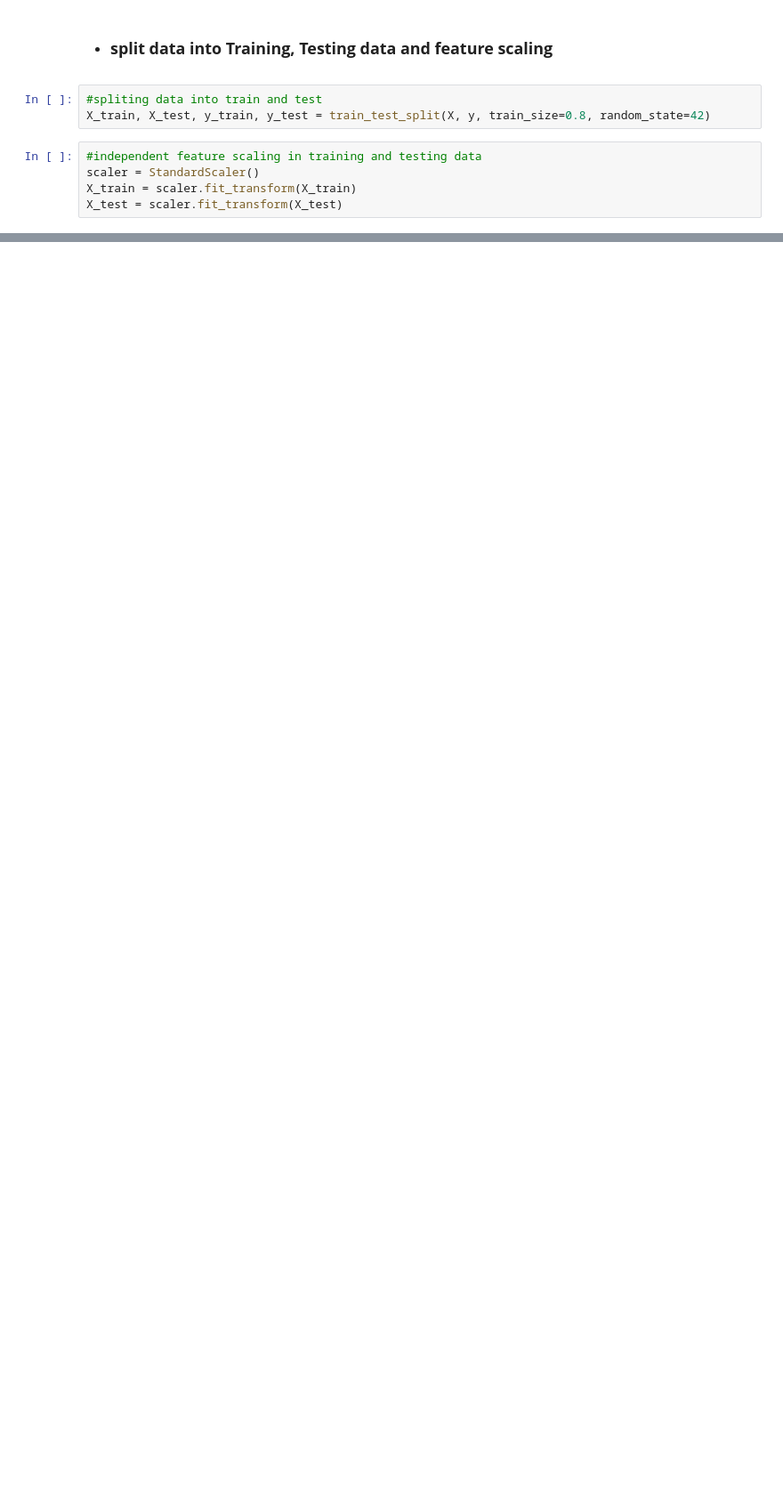
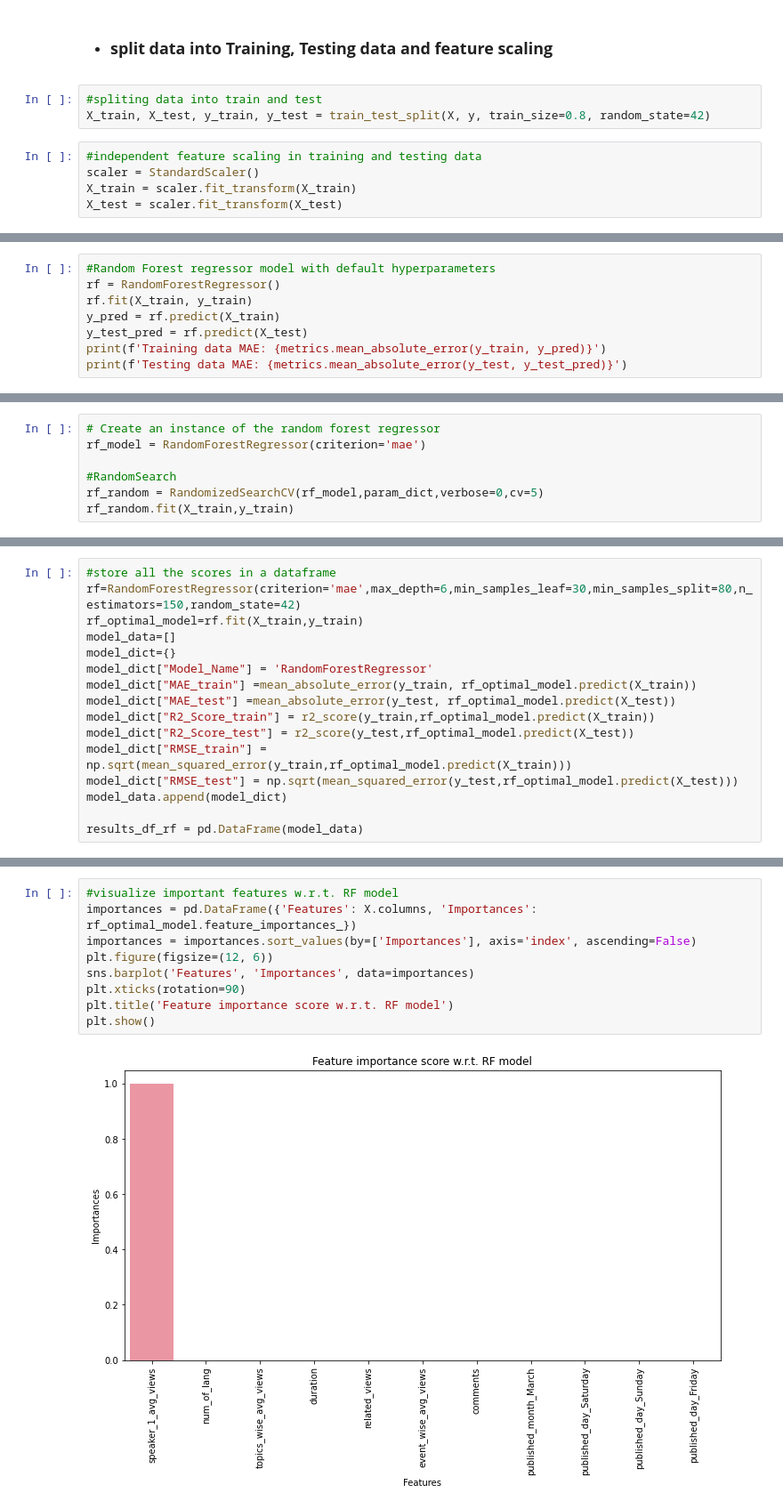
Before and after one commit to Rajesh1505/Ted_Talk_Views_Prediction-Capstone_Project_2, a Jupyter notebook: Ted_Talk_Views_Prediction_Rajesh_Kumar_Patel.ipynb, the cells around one changed output, grey strips where cells are left out. Shown at 89% size. Drawn from its saved outputs; the diff is of its cells as text; blank space fills up the shorter version.

```diff
--- a/Ted_Talk_Views_Prediction_Rajesh_Kumar_Patel.ipynb
+++ b/Ted_Talk_Views_Prediction_Rajesh_Kumar_Patel.ipynb
@@ -838,0 +843,8 @@ X_test = scaler.fit_transform(X_test)
+# %%
+#Random Forest regressor model with default hyperparameters
+rf = RandomForestRegressor()
+rf.fit(X_train, y_train)
+y_pred = rf.predict(X_train)
+y_test_pred = rf.predict(X_test)
+print(f'Training data MAE: {metrics.mean_absolute_error(y_train, y_pred)}')
+print(f'Testing data MAE: {metrics.mean_absolute_error(y_test, y_test_pred)}')
@@ -838,0 +874,7 @@ X_test = scaler.fit_transform(X_test)
+# %%
+# Create an instance of the random forest regressor
+rf_model = RandomForestRegressor(criterion='mae')
+
+#RandomSearch
+rf_random = RandomizedSearchCV(rf_model,param_dict,verbose=0,cv=5)
+rf_random.fit(X_train,y_train)
@@ -838,0 +934,16 @@ X_test = scaler.fit_transform(X_test)
+# %%
+#store all the scores in a dataframe
+rf=RandomForestRegressor(criterion='mae',max_depth=6,min_samples_leaf=30,min_samples_split=80,n_estimators=150,random_state=42)
+rf_optimal_model=rf.fit(X_train,y_train)
+model_data=[]
+model_dict={}
+model_dict["Model_Name"] = 'RandomForestRegressor'
+model_dict["MAE_train"] =mean_absolute_error(y_train, rf_optimal_model.predict(X_train))
+model_dict["MAE_test"] =mean_absolute_error(y_test, rf_optimal_model.predict(X_test))
+model_dict["R2_Score_train"] = r2_score(y_train,rf_optimal_model.predict(X_train))
+model_dict["R2_Score_test"] = r2_score(y_test,rf_optimal_model.predict(X_test))
+model_dict["RMSE_train"] = np.sqrt(mean_squared_error(y_train,rf_optimal_model.predict(X_train)))
+model_dict["RMSE_test"] = np.sqrt(mean_squared_error(y_test,rf_optimal_model.predict(X_test)))
+model_data.append(model_dict)
+
+results_df_rf = pd.DataFrame(model_data)
@@ -838,0 +957,11 @@ X_test = scaler.fit_transform(X_test)
+# %%
+#visualize important features w.r.t. RF model
+importances = pd.DataFrame({'Features': X.columns, 'Importances': rf_optimal_model.feature_importances_})
+importances = importances.sort_values(by=['Importances'], axis='index', ascending=False)
+plt.figure(figsize=(12, 6))
+sns.barplot('Features', 'Importances', data=importances)
+plt.xticks(rotation=90)
+plt.title('Feature importance score w.r.t. RF model')
+plt.show()
+# %% [output]
+[figure, added]
```
Also changed, not shown: parts of 36 cells of this notebook.
